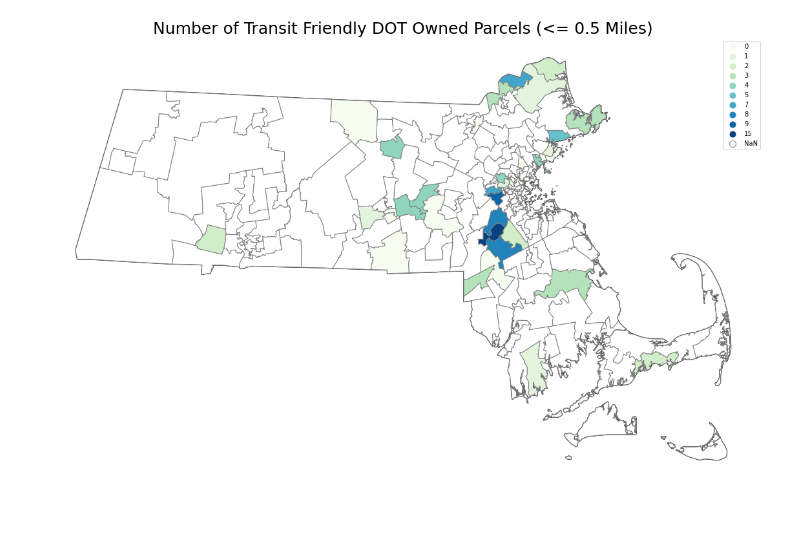
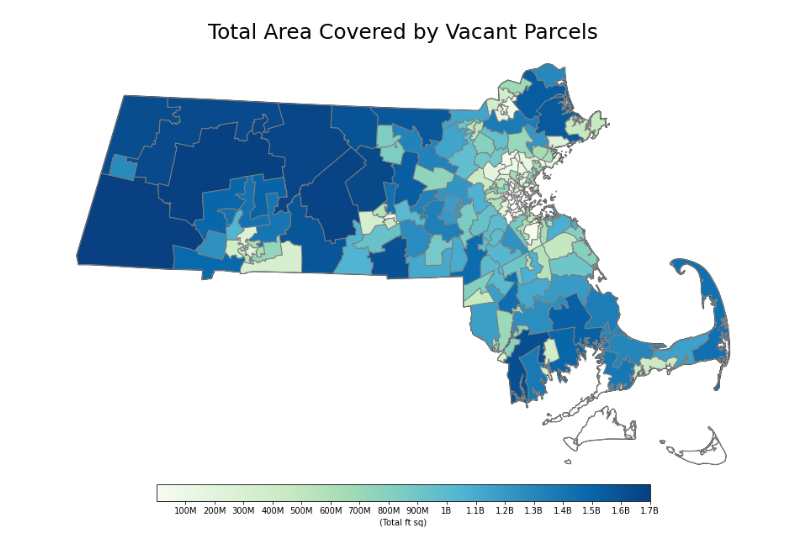
Before and after one commit to BU-Spark/summer2021internship, a Jupyter notebook: State Surplus/StateSurplus.ipynb, the cells around one changed output. Cells and saved outputs as stored; diff of their text form; code cells hidden in the pictures; blank space fills up the shorter version.

```diff
--- a/State Surplus/StateSurplus.ipynb
+++ b/State Surplus/StateSurplus.ipynb
@@ -105,18 +131,23 @@ plt.savefig('totalValueDOT.png')
-# %%
-# Mapping total number of transit friendly DOT owned parcels by House district
-fig, ax = plt.subplots(figsize=(20,20))
-houseDistricts.boundary.plot(ax=ax,edgecolor ='black',zorder=1)
-vmin, vmax = min(parcelsAgg['NumTransitFriendly']), max(parcelsAgg['NumTransitFriendly'])
-merged.plot(column='NumTransitFriendly',
-        cmap='GnBu',
-        ax=ax,
-        edgecolor='gray',
-        legend=True,
-        # legend_kwds = {'label': "Population by Country",'orientation': "horizontal"},
-        missing_kwds = {"color":"white"})
-ax.axis('off')
-ax.set_title('Number of Transit Friendly DOT Owned Parcels (<= 0.5 Miles)',fontdict={'fontsize': '25', 'fontweight' : '3'})
-
-plt.savefig('numTransitAvailDOT.png')
-# %% [output]
-[figure, removed]
+# %%
+# Mapping total area (square feet) of state owned parcels by district
+pd.options.display.float_format = '{:20,.2f}'.format
+
+fig, ax = plt.subplots(figsize=(20,10))
+houseDistricts.boundary.plot(ax=ax,edgecolor ='black',zorder=1)
+vmin, vmax = min(parcelsAgg.TotalAreaFt), 1700000000
+merged.plot(column='TotalAreaFt',
+        cmap='GnBu',
+        ax=ax,
+        edgecolor='gray',
+        missing_kwds = {"color":"white"})
+ax.axis('off')
+ax.set_title('Total Area Covered by Vacant Parcels',fontdict={'fontsize': '25', 'fontweight' : '3'})
+
+sm = plt.cm.ScalarMappable(cmap='GnBu', norm=plt.Normalize(vmin=vmin,vmax=vmax))
+cbar=fig.colorbar(sm, ticks=[100000000,200000000,300000000,400000000,500000000,600000000,700000000,800000000,900000000,1000000000,1100000000,1200000000,1300000000,1400000000,1500000000,1600000000,1700000000],orientation="horizontal", fraction=0.036, pad=0, aspect = 30)
+cbar.ax.set_xticklabels(['100M', '200M', '300M','400M','500M','600M','700M','800M','900M','1B','1.1B','1.2B','1.3B','1.4B','1.5B','1.6B','1.7B'])
+cbar.set_label("(Total ft sq)")  # horizontal colorbar
+
+fig.savefig('/Users/hoperuse/summer2021internship/State Surplus/Graphics/TotalArea.jpg',dpi=300)
+# %% [output]
+[figure, added]
```
Also changed, not shown: parts of 10 cells of this notebook.
